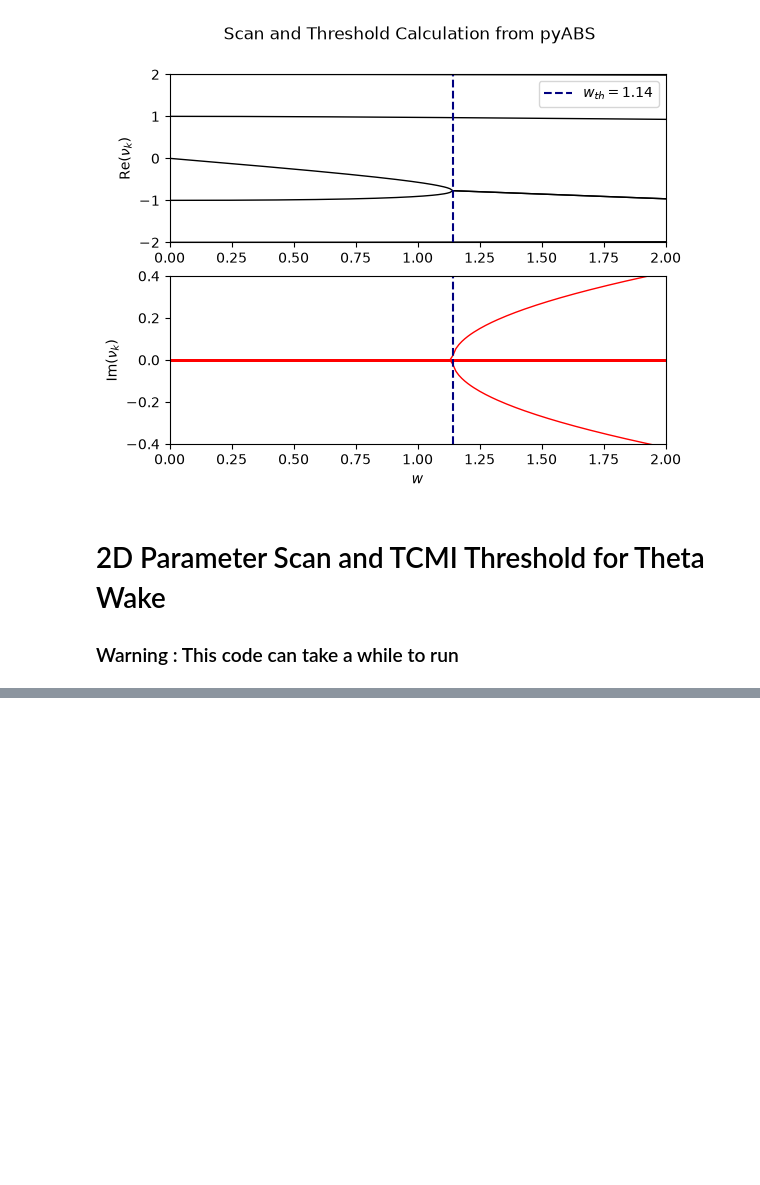
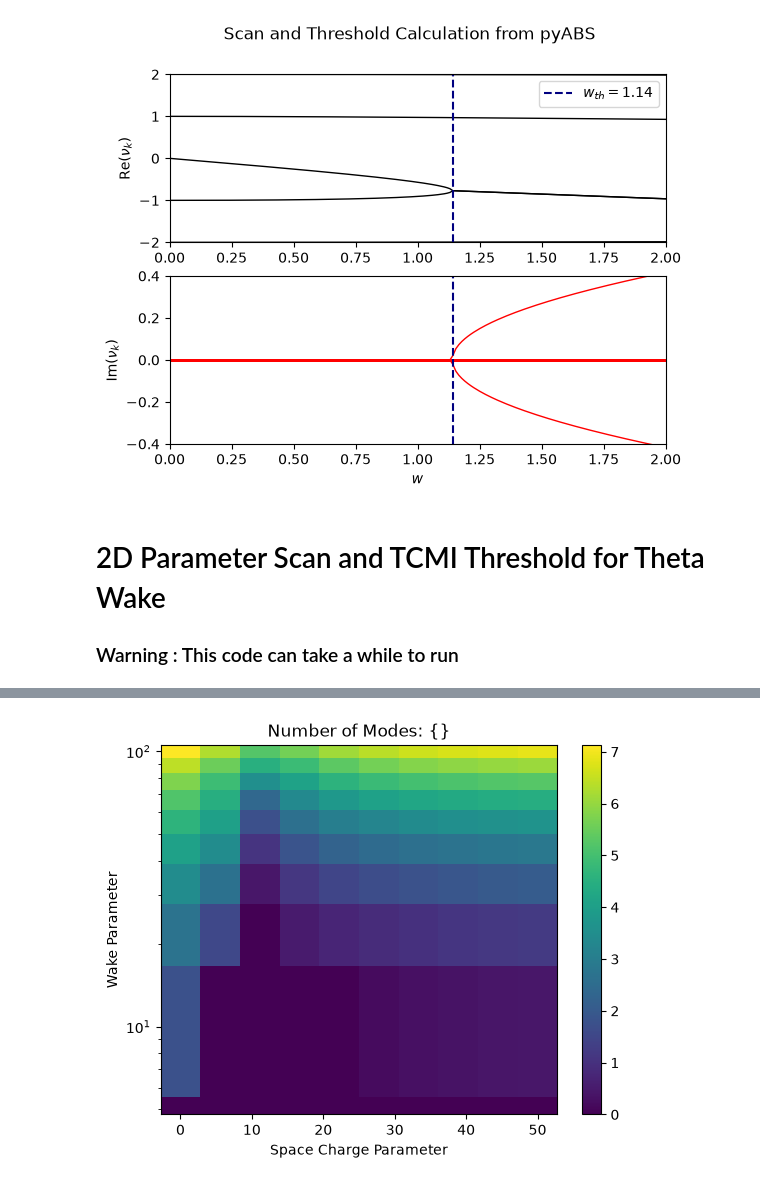
Before and after one commit to gonza94/pyABS, a Jupyter notebook: examples/thetawake.ipynb, the cells around one changed output, grey strips where cells are left out. Saved outputs shown, nothing was run; the diff lists cells and outputs as text; code cells hidden in the pictures; blank space fills up the shorter version.

```diff
--- a/examples/thetawake.ipynb
+++ b/examples/thetawake.ipynb
@@ -134,0 +163,23 @@ plt.show()
+# %%
+df = pd.read_csv('../../data/10modes_50qmax_100wmax_10reso.csv')
+
+# --- Matrix reconstruction ---
+imeigdf = df[df.source == 'matrix']
+imeig_data = matrix_df.pivot(index='row', columns='col', values='value').to_numpy()
+
+# --- Array reconstruction ---
+qrange_data = df[df.source == 'q'].sort_values('row')['value'].to_numpy()
+wrange_data = df[df.source == 'w'].sort_values('row')['value'].to_numpy()
+
+
+fig, ax = plt.subplots()
+
+pcm = ax.pcolormesh(qrange_data, wrange_data, imeig_data, norm='linear', cmap='viridis')
+ax.set_yscale('log')
+ax.set_xlabel('Space Charge Parameter')
+ax.set_ylabel('Wake Parameter')
+plt.title("Number of Modes: {}")
+plt.colorbar(pcm, ax=ax)
+plt.show()
+# %% [output]
+[figure, added]
```
Also changed, not shown: parts of 3 cells of this notebook, 5 other files.
